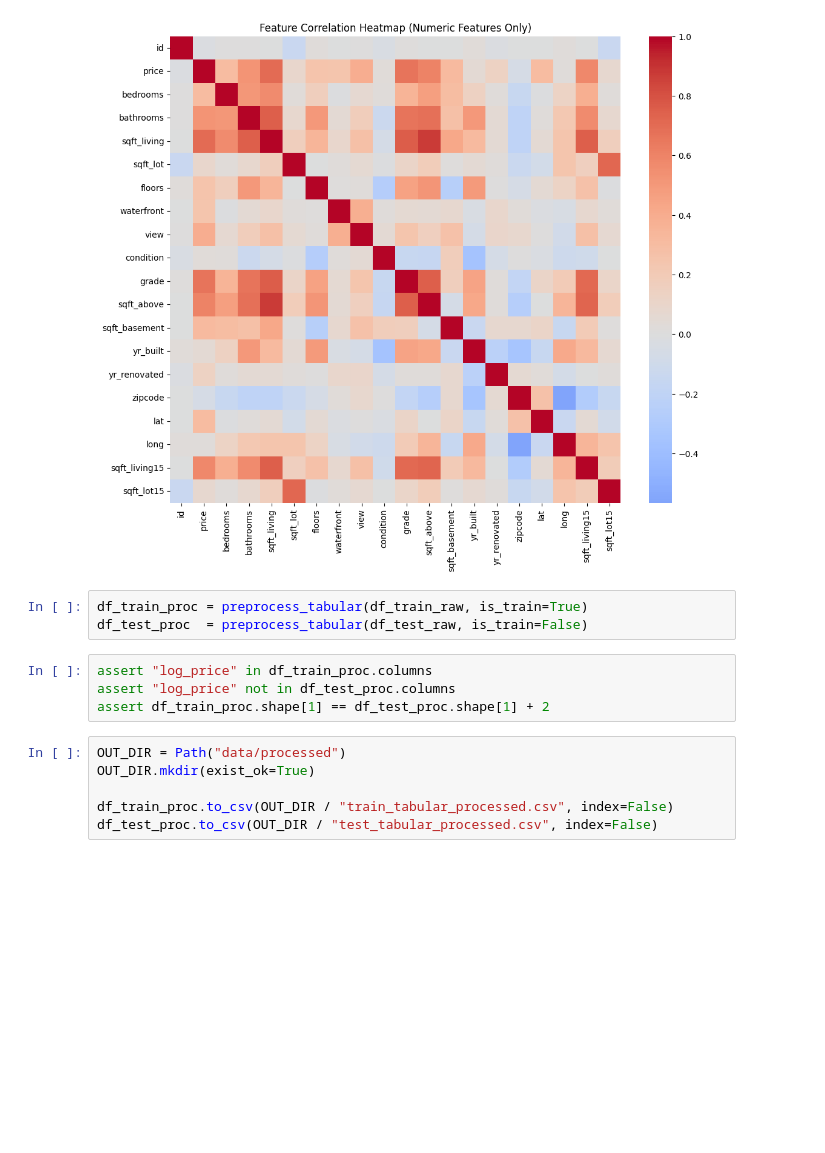
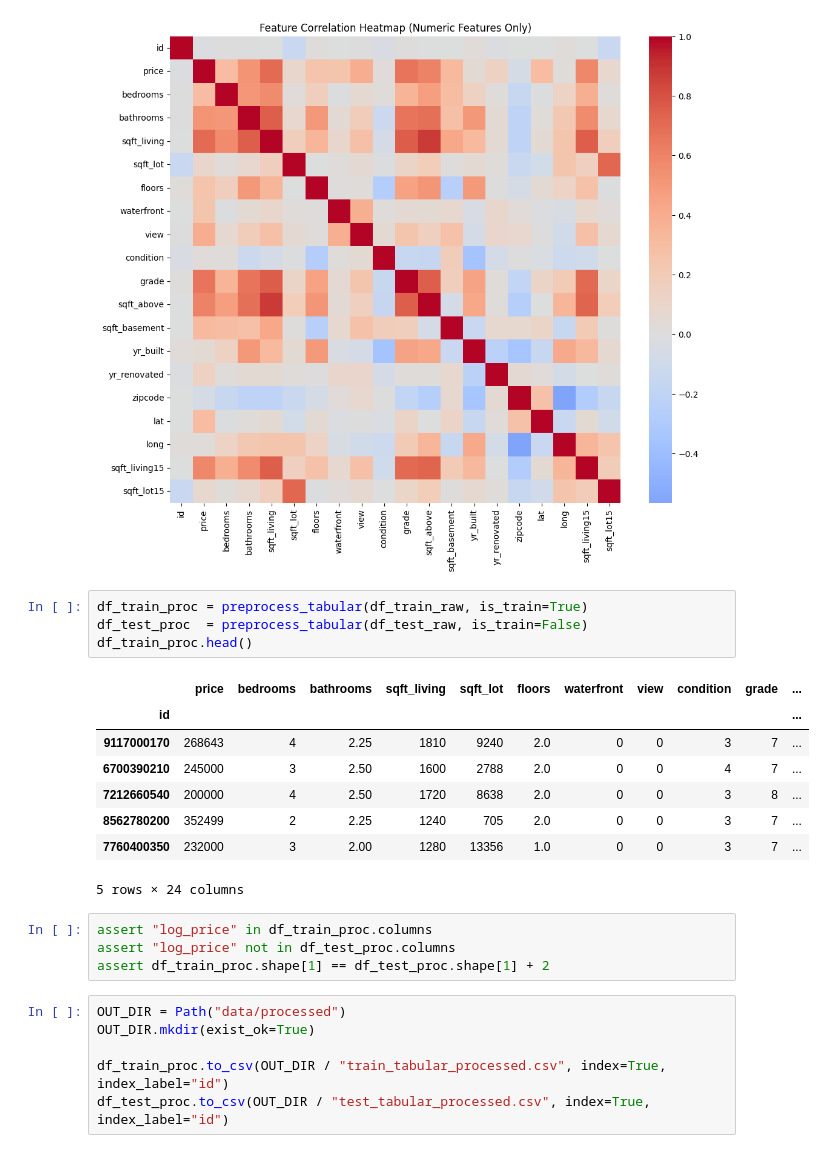
Before and after one commit to YogeshwarSingh10/satellite-property-valuation, a Jupyter notebook: notebooks/01_preprocessing.ipynb, the cells around one changed output. Cells and saved outputs as stored; diff of their text form; blank space fills up the shorter version.

```diff
--- a/notebooks/01_preprocessing.ipynb
+++ b/notebooks/01_preprocessing.ipynb
@@ -90,6 +90,16 @@ plt.show()
 # %%
 df_train_proc = preprocess_tabular(df_train_raw, is_train=True)
 df_test_proc  = preprocess_tabular(df_test_raw, is_train=False)
+df_train_proc.head()
+# %% [output]
+|  | price | bedrooms | bathrooms | sqft_living | sqft_lot | floors | waterfront | view | condition | grade | ... |
+| id |  |  |  |  |  |  |  |  |  |  | ... |
+| 9117000170 | 268643 | 4 | 2.25 | 1810 | 9240 | 2.0 | 0 | 0 | 3 | 7 | ... |
+| 6700390210 | 245000 | 3 | 2.50 | 1600 | 2788 | 2.0 | 0 | 0 | 4 | 7 | ... |
+| 7212660540 | 200000 | 4 | 2.50 | 1720 | 8638 | 2.0 | 0 | 0 | 3 | 8 | ... |
+| 8562780200 | 352499 | 2 | 2.25 | 1240 | 705 | 2.0 | 0 | 0 | 3 | 7 | ... |
+| 7760400350 | 232000 | 3 | 2.00 | 1280 | 13356 | 1.0 | 0 | 0 | 3 | 7 | ... |
+5 rows × 24 columns
 # %%
 assert "log_price" in df_train_proc.columns
 assert "log_price" not in df_test_proc.columns
@@ -98,5 +108,5 @@ assert df_train_proc.shape[1] == df_test_proc.shape[1] + 2
 OUT_DIR = Path("data/processed")
 OUT_DIR.mkdir(exist_ok=True)
 
-df_train_proc.to_csv(OUT_DIR / "train_tabular_processed.csv", index=False)
-df_test_proc.to_csv(OUT_DIR / "test_tabular_processed.csv", index=False)
+df_train_proc.to_csv(OUT_DIR / "train_tabular_processed.csv", index=True, index_label="id")
+df_test_proc.to_csv(OUT_DIR / "test_tabular_processed.csv", index=True, index_label="id")
```
Also changed, not shown: 4 other files.
